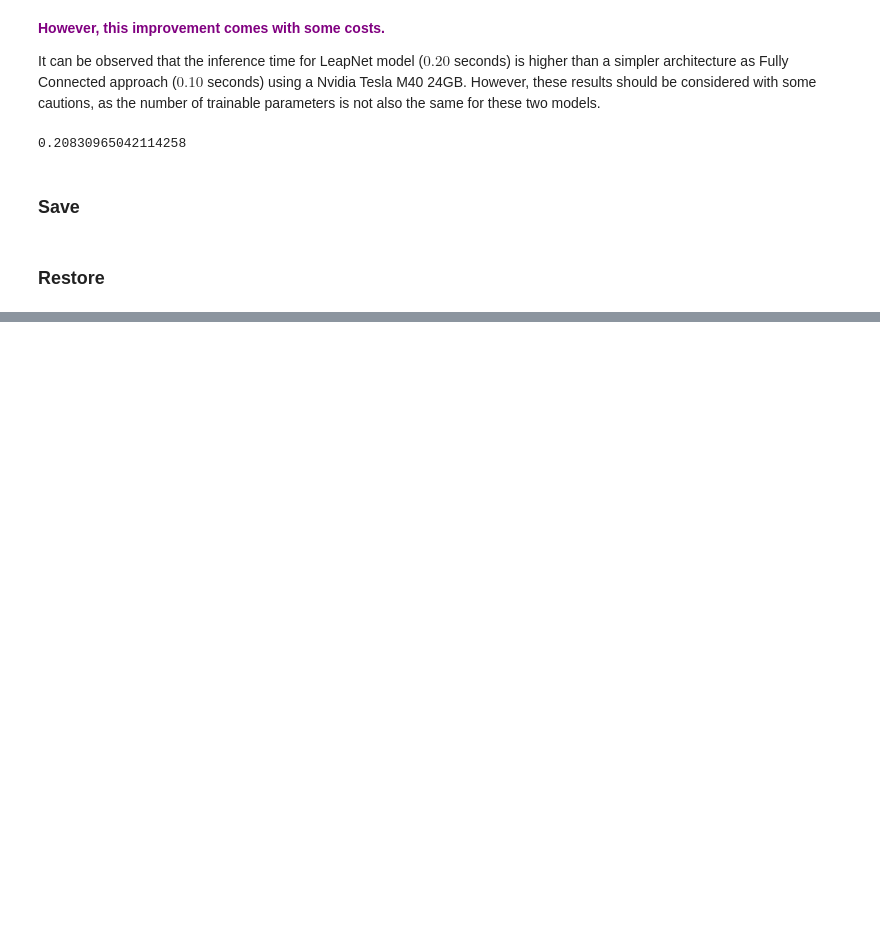
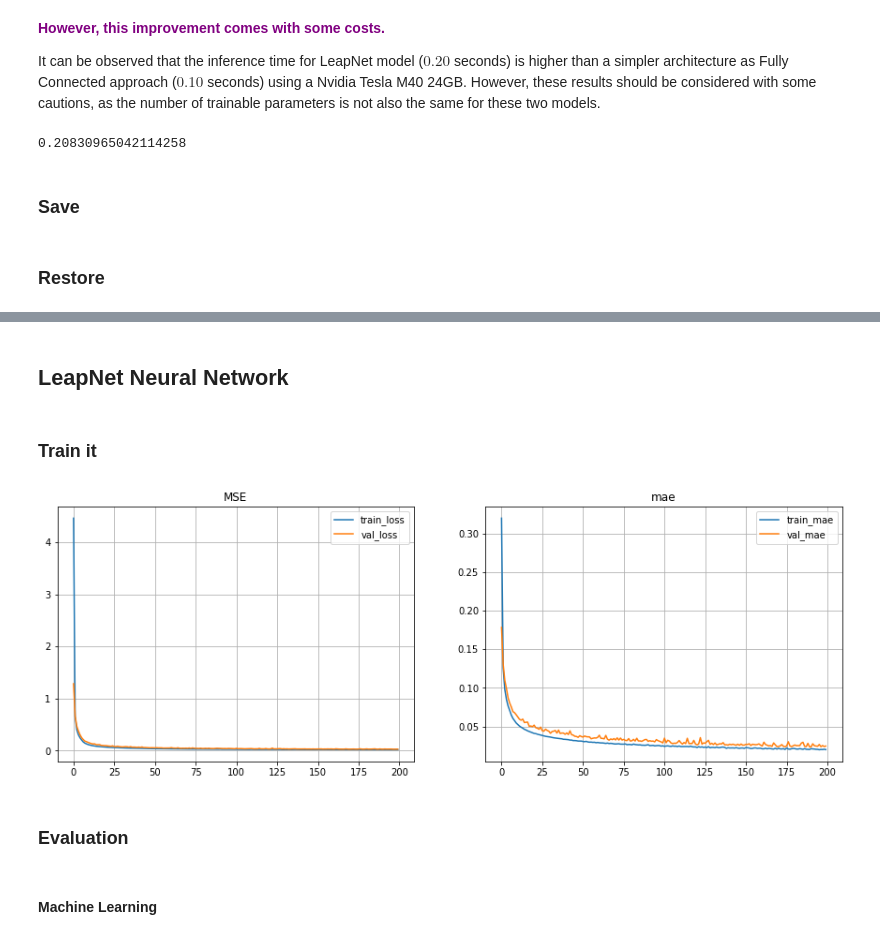
Before and after one commit to IRT-SystemX/LIPS, a Jupyter notebook: getting_started/05-Complete_example.ipynb, the cells around one changed output, grey strips where cells are left out. Drawn from its saved outputs; the diff is of its cells as text; code cells hidden in the pictures; blank space fills up the shorter version.

```diff
--- a/getting_started/05-Complete_example.ipynb
+++ b/getting_started/05-Complete_example.ipynb
@@ -546,0 +684,2 @@ leap_net.restore(path=TRAINED_MODEL_PATH)
+# %% [markdown]
+## LeapNet Neural Network
@@ -546,0 +689,21 @@ leap_net.restore(path=TRAINED_MODEL_PATH)
+# %%
+leap_net = LeapNet(name="tf_leapnet",
+                   bench_config_name="Benchmark2",
+                   sizes_main=(150, 150),
+                   sizes_enc=(20, 20, 20),
+                   sizes_out=(100, 40),
+                   scaler=PowerGridScaler,
+                   log_path=LOG_PATH)
+# %% [markdown]
+### Train it
+# %%
+leap_net.train(train_dataset=benchmark2.train_dataset,
+               val_dataset=benchmark2.val_dataset,
+               epochs=200
+              )
+# %%
+leap_net.visualize_convergence()
+# %% [output]
+[figure, added]
+# %% [markdown]
+### Evaluation
@@ -546,0 +717,2 @@ leap_net.restore(path=TRAINED_MODEL_PATH)
+# %% [markdown]
+#### Machine Learning
```
Also changed, not shown: parts of 101 cells of this notebook.
